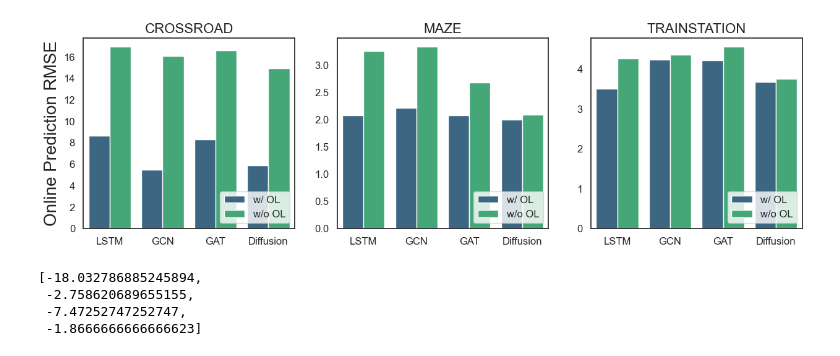
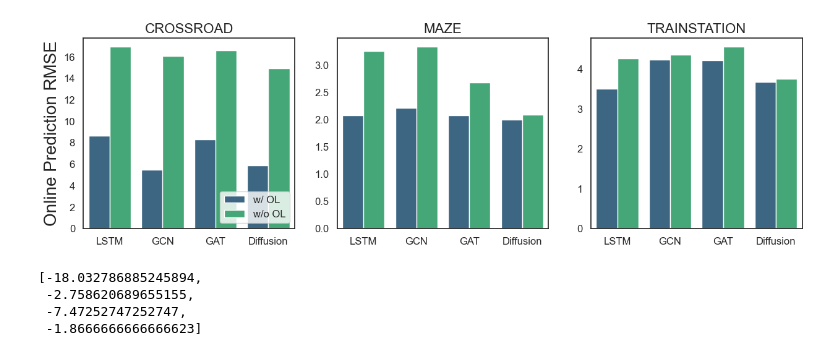
Before and after one commit to WaimenMak/Crowd-Flow-Inference, a Jupyter notebook: online_learning_bar.ipynb, the cells around one changed output. Saved outputs shown, nothing was run; the diff lists cells and outputs as text; code cells hidden in the pictures.

Commit message:
update figure style

```diff
--- a/online_learning_bar.ipynb
+++ b/online_learning_bar.ipynb
@@ -29,36 +29,42 @@ fig, axes = plt.subplots(1, 3, figsize=(15, 4))
 
 # Plot for each environment
 environments = ["CROSSROAD", "MAZE", "TRAINSTATION"]
 
 for i, env in enumerate(environments):
     sns.barplot(
         ax=axes[i],
         data=df_melted[df_melted['Environment'] == env],
         x="Model",
         y="Error",
         hue="OL",
         palette="viridis"
     )
     axes[i].set_title(f'{env}', fontsize=16)
     axes[i].set_xlabel(None, fontsize=14)
     if i == 0:
         axes[i].set_ylabel('Online Prediction RMSE', fontsize=20)
     else:
         axes[i].set_ylabel(None)
     axes[i].set_xticklabels(axes[i].get_xticklabels(), horizontalalignment='center')
     # ticks
     axes[i].tick_params(axis='both', labelsize=12)
     # set location lower right
-    axes[i].legend(title=None, fontsize=12, loc='lower right')
-
+    # axes[i].legend(title=None, fontsize=12, loc='lower right')
+    if i == 0:
+         # Optionally adjust legend appearance if needed (e.g., fontsize)
+        axes[i].legend(title=None, fontsize=12, loc='lower right') # Keep legend for the first plot
+    else:
+        # Remove individual legends from other subplots
+        if axes[i].get_legend() is not None:
+             axes[i].get_legend().remove()
 # Adjust layout
 # plt.tight_layout()
 # save the plot as pdf
 # plt.savefig('./fig/online_learning_bar.pdf', bbox_inches='tight')
 # Display the plot
 plt.show()
 # %% [output]
-[figure, old version]
+[figure, new version]
 # %%
 # calculate percentage decrease
 w_ol = [3.50, 4.23,  4.21,  3.68]
```
